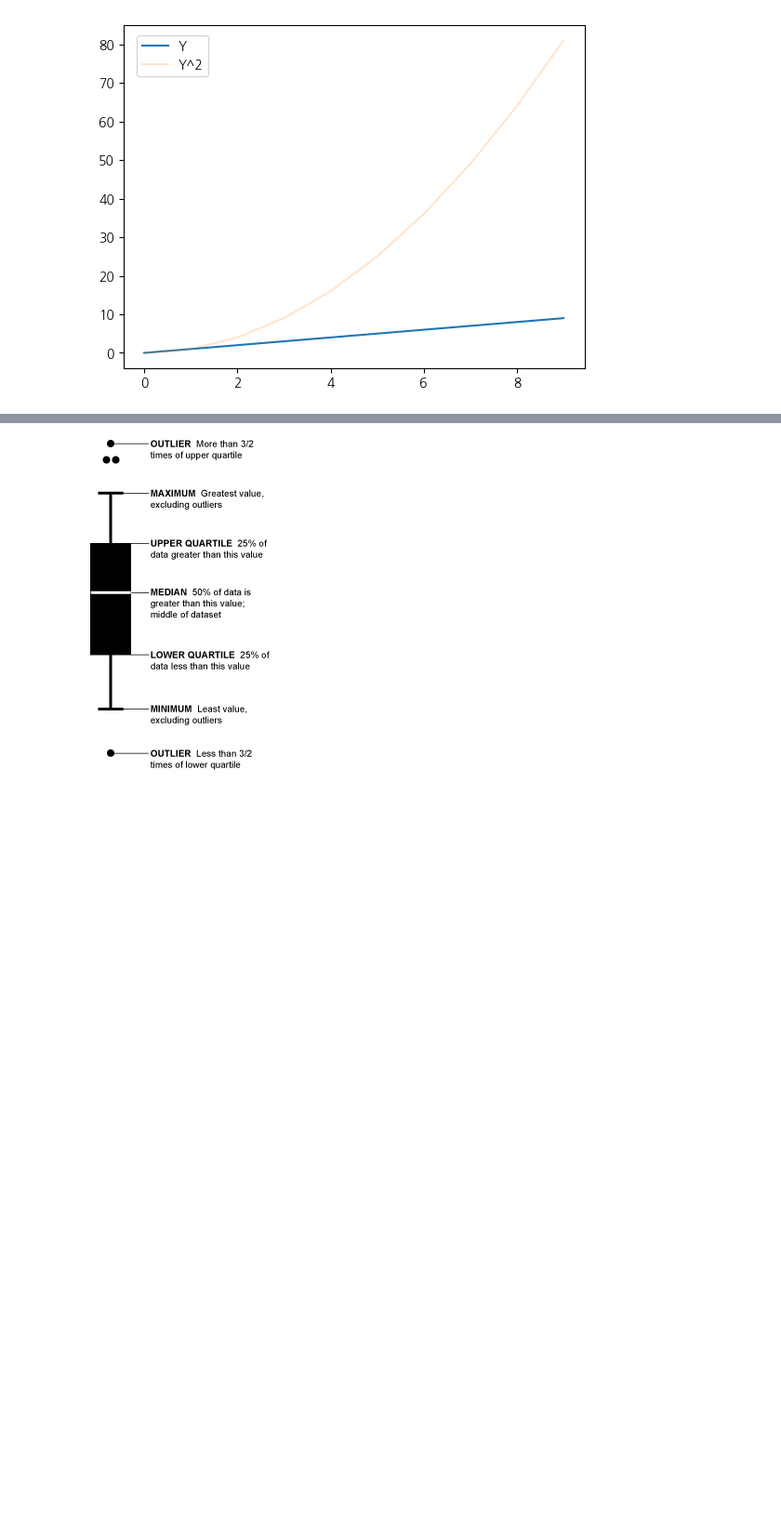
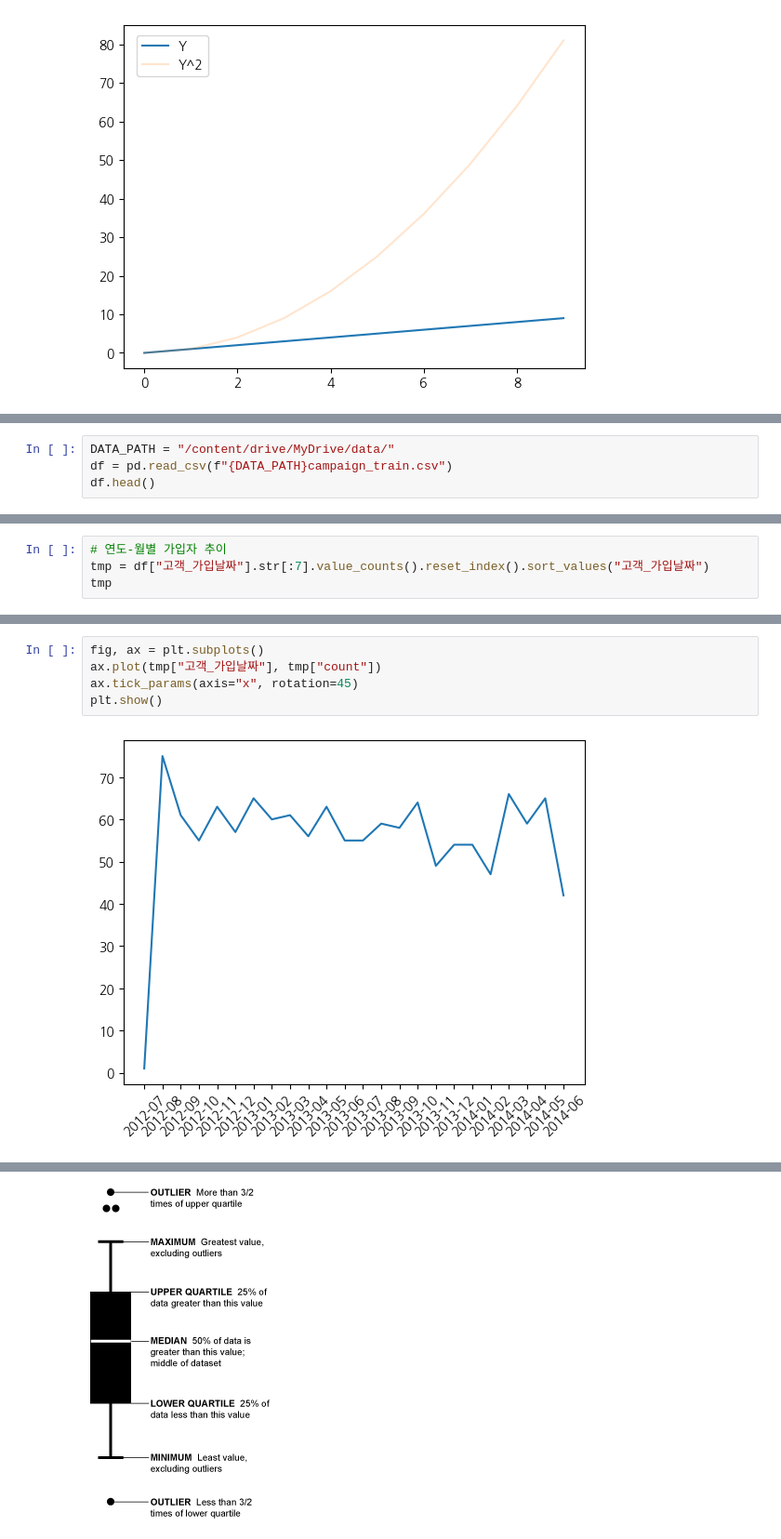
Before and after one commit to koeyhi/TheDaters, a Jupyter notebook: 05_data_visualization/01. matplotlib.ipynb, the cells around one changed output, grey strips where cells are left out. Shown at 93% size. Cells and saved outputs as stored; diff of their text form; blank space fills up the shorter version.

```diff
--- a/05_data_visualization/01. matplotlib.ipynb
+++ b/05_data_visualization/01. matplotlib.ipynb
@@ -280,0 +286,4 @@ plt.show()
+# %%
+DATA_PATH = "/content/drive/MyDrive/data/"
+df = pd.read_csv(f"{DATA_PATH}campaign_train.csv")
+df.head()
@@ -280,0 +308,4 @@ plt.show()
+# %%
+# 연도-월별 가입자 추이
+tmp = df["고객_가입날짜"].str[:7].value_counts().reset_index().sort_values("고객_가입날짜")
+tmp
@@ -280,0 +330,7 @@ plt.show()
+# %%
+fig, ax = plt.subplots()
+ax.plot(tmp["고객_가입날짜"], tmp["count"])
+ax.tick_params(axis="x", rotation=45)
+plt.show()
+# %% [output]
+[figure, added]
```
Also changed, not shown: parts of 41 cells of this notebook, 8 other files.
